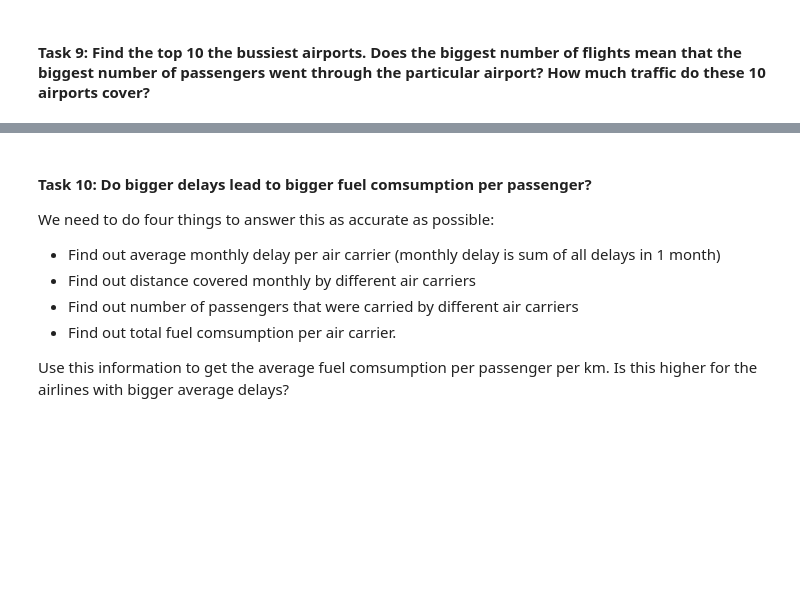
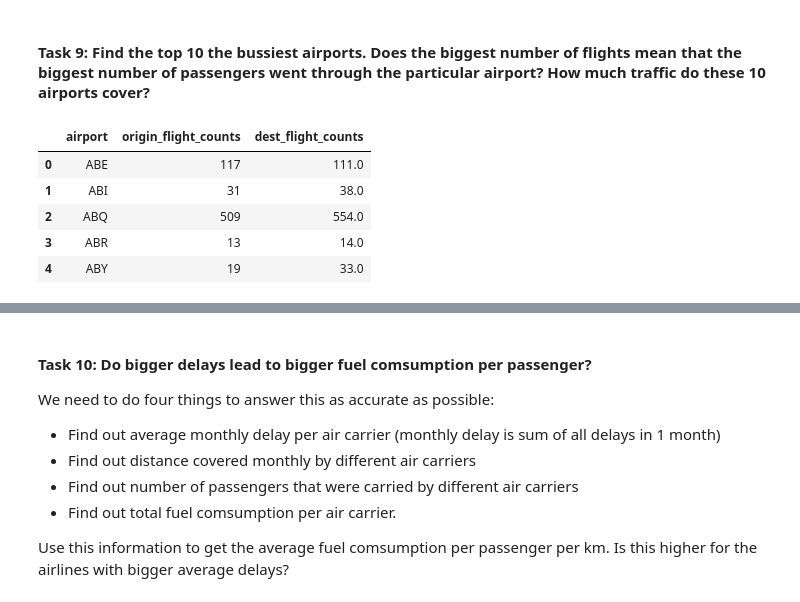
Before and after one commit to elslb/airline_delay_project, a Jupyter notebook: exploratory_analysis.ipynb, the cells around one changed output, grey strips where cells are left out. Saved outputs shown, nothing was run; the diff lists cells and outputs as text; code cells hidden in the pictures; blank space fills up the shorter version.

```diff
--- a/exploratory_analysis.ipynb
+++ b/exploratory_analysis.ipynb
@@ -357,2 +359,4 @@ plot = sns.scatterplot(data = df, x = 'air_time', y = 'dep_time', hue = df['time
 # %% [markdown]
 #### **Task 9**: Find the top 10 the bussiest airports. Does the biggest number of flights mean that the biggest number of passengers went through the particular airport? How much traffic do these 10 airports cover?
+# %%
+df_flights = df[['origin', 'dest']]
@@ -358,0 +372,10 @@ plot = sns.scatterplot(data = df, x = 'air_time', y = 'dep_time', hue = df['time
+# %%
+df_total_flights = pd.merge(origin_flight_counts, dest_flight_counts, on = 'airport', how = 'left')
+df_total_flights.head()
+# %% [output]
+|  | airport | origin_flight_counts | dest_flight_counts |
+| 0 | ABE | 117 | 111.0 |
+| 1 | ABI | 31 | 38.0 |
+| 2 | ABQ | 509 | 554.0 |
+| 3 | ABR | 13 | 14.0 |
+| 4 | ABY | 19 | 33.0 |
```
Also changed, not shown: parts of 30 cells of this notebook.
